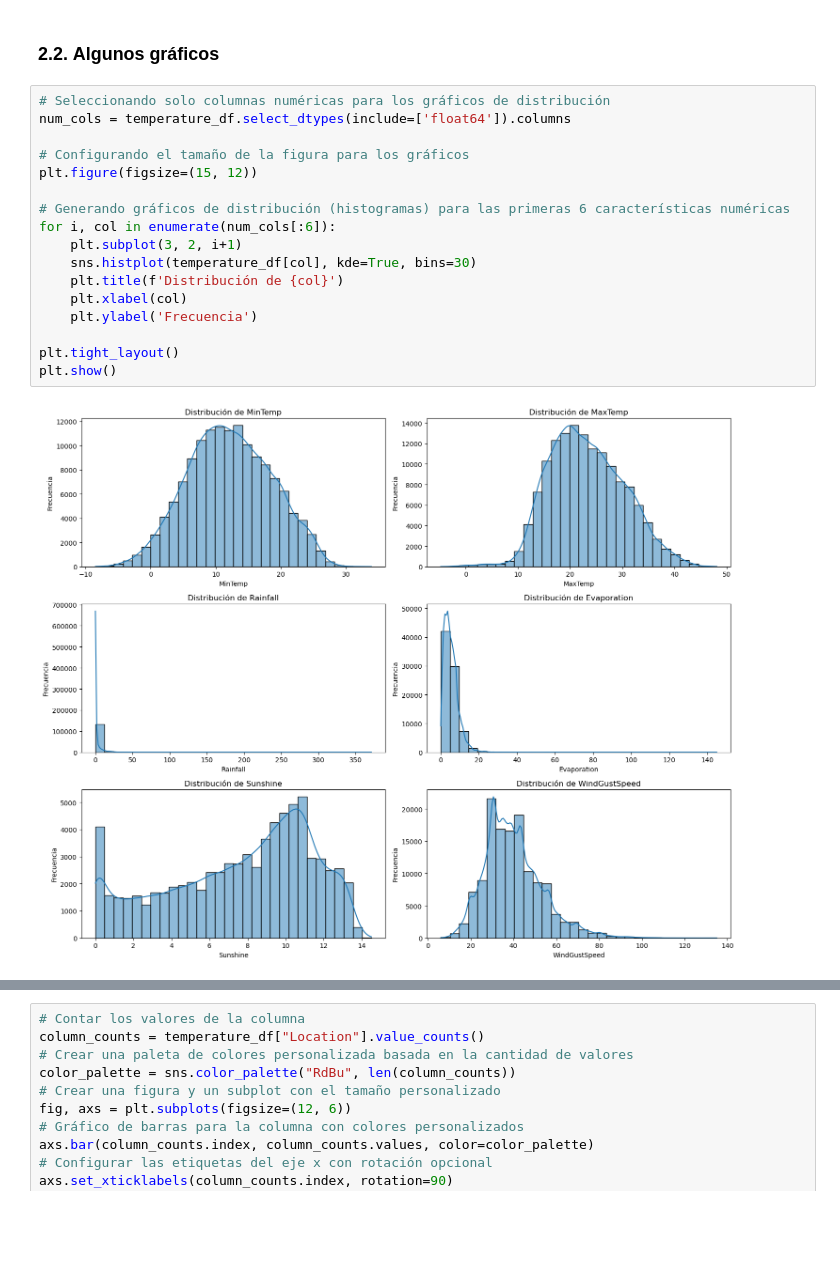
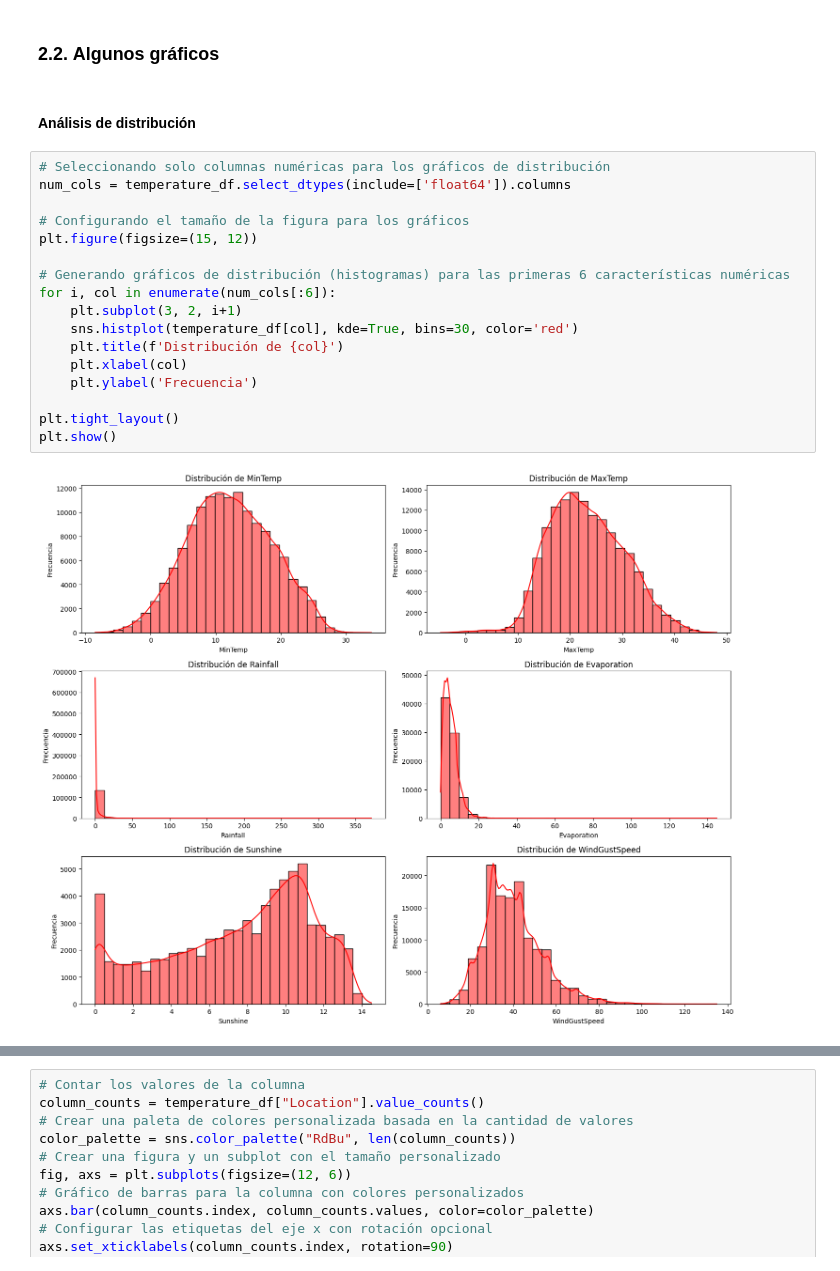
Before and after one commit to CristobalCabezas/datamining_duoc2024, a Jupyter notebook: ET/BIY7121_004V_ET_CristobalCabezas.ipynb, the cells around one changed output, grey strips where cells are left out. Saved outputs shown, nothing was run; the diff lists cells and outputs as text; blank space fills up the shorter version.

```diff
--- a/ET/BIY7121_004V_ET_CristobalCabezas.ipynb
+++ b/ET/BIY7121_004V_ET_CristobalCabezas.ipynb
@@ -90,25 +91,27 @@ temperature_df.describe()
 | max | 33.900000 | 48.100000 | 371.000000 | 145.000000 | 14.500000 | 135.000000 | 130.000000 | 87.000000 | ... |
 # %% [markdown]
 ### 2.2. **Algunos gráficos**
+# %% [markdown]
+#### Análisis de distribución
 # %%
 # Seleccionando solo columnas numéricas para los gráficos de distribución
 num_cols = temperature_df.select_dtypes(include=['float64']).columns
 
 # Configurando el tamaño de la figura para los gráficos
 plt.figure(figsize=(15, 12))
 
 # Generando gráficos de distribución (histogramas) para las primeras 6 características numéricas
 for i, col in enumerate(num_cols[:6]):
     plt.subplot(3, 2, i+1)
-    sns.histplot(temperature_df[col], kde=True, bins=30)
+    sns.histplot(temperature_df[col], kde=True, bins=30, color='red')
     plt.title(f'Distribución de {col}')
     plt.xlabel(col)
     plt.ylabel('Frecuencia')
 
 plt.tight_layout()
 plt.show()
 # %% [output]
-[figure, old version]
+[figure, new version]
 # %%
 # Configurando el tamaño de la figura para los gráficos
 plt.figure(figsize=(15, 12))
```
Also changed, not shown: parts of 28 cells of this notebook.
